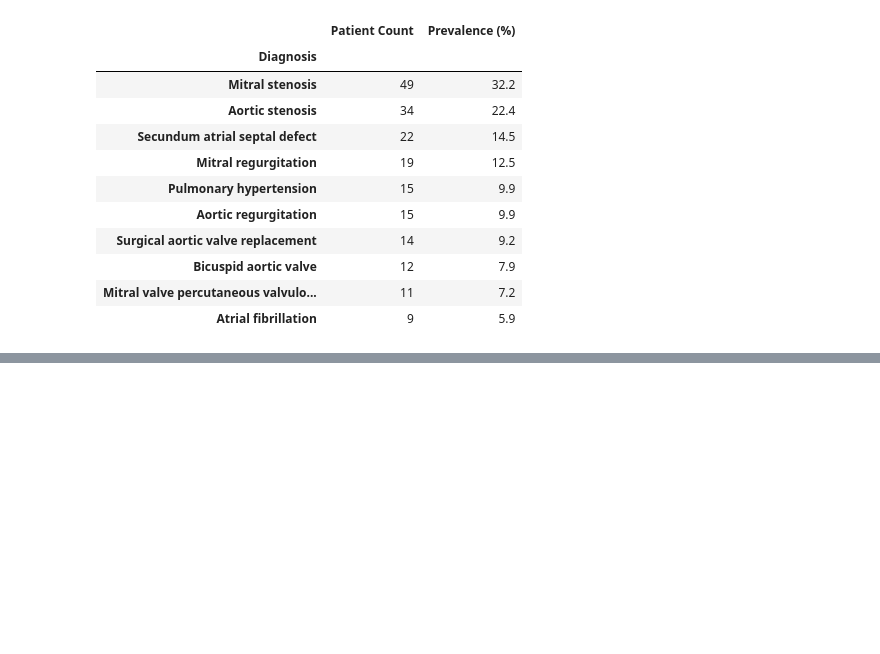
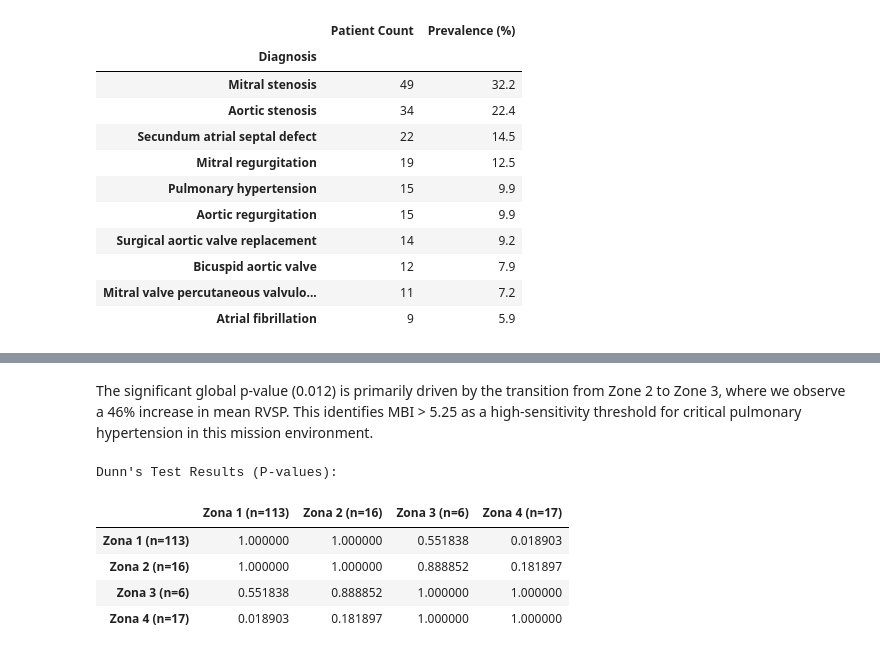
Before and after one commit to enrodri/phl_2025, a Jupyter notebook: phl_2025.ipynb, the cells around one changed output, grey strips where cells are left out. Saved outputs shown, nothing was run; the diff lists cells and outputs as text; code cells hidden in the pictures; blank space fills up the shorter version.

```diff
--- a/phl_2025.ipynb
+++ b/phl_2025.ipynb
@@ -2167,0 +2353,17 @@ DISEASE PREVALENCE:
+# %% [markdown]
+The significant global p-value (0.012) is primarily driven by the transition from Zone 2 to Zone 3, where we observe a 46% increase in mean RVSP. This identifies MBI > 5.25 as a high-sensitivity threshold for critical pulmonary hypertension in this mission environment.
+# %%
+import scikit_posthocs as sp
+
+# Ejecutar el test de Dunn con corrección de Bonferroni (para evitar falsos positivos)
+dunn_results = sp.posthoc_dunn(df, val_col='RVSP_Imputed', group_col='MBI_Zone', p_adjust='bonferroni')
+
+print("Dunn's Test Results (P-values):")
+display(dunn_results)
+# %% [output]
+Dunn's Test Results (P-values):
+|  | Zona 1 (n=113) | Zona 2 (n=16) | Zona 3 (n=6) | Zona 4 (n=17) |
+| Zona 1 (n=113) | 1.000000 | 1.000000 | 0.551838 | 0.018903 |
+| Zona 2 (n=16) | 1.000000 | 1.000000 | 0.888852 | 0.181897 |
+| Zona 3 (n=6) | 0.551838 | 0.888852 | 1.000000 | 1.000000 |
+| Zona 4 (n=17) | 0.018903 | 0.181897 | 1.000000 | 1.000000 |
```
Also changed, not shown: parts of 22 cells of this notebook, 1 other file.
